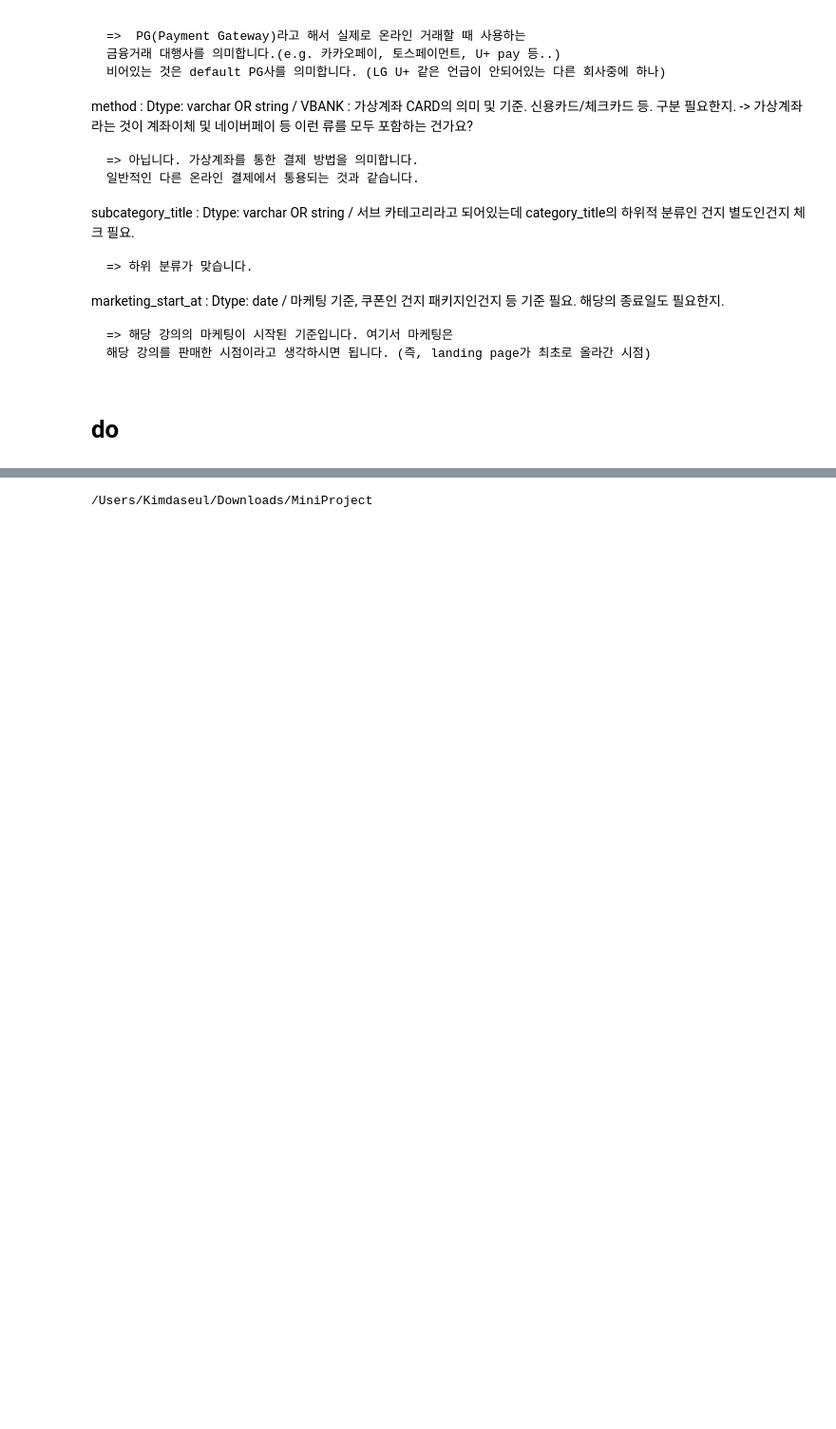
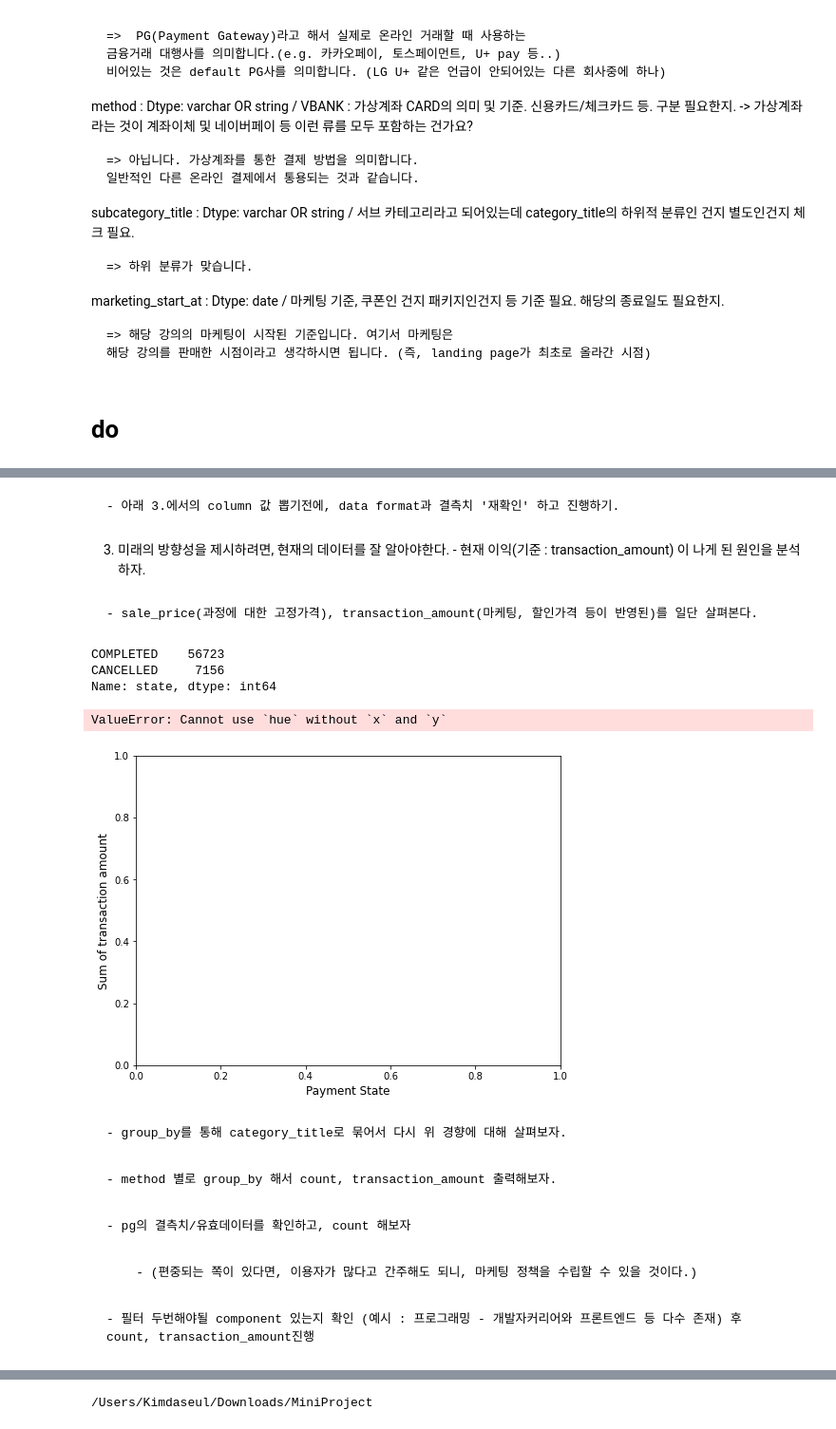
Before and after one commit to archiveJM/fizzbuzz-team, a Jupyter notebook: LJH/mini_project_customer_LJH.ipynb, the cells around one changed output, grey strips where cells are left out. Shown at 95% size. Cells and saved outputs as stored; diff of their text form; code cells hidden in the pictures; blank space fills up the shorter version.

```diff
--- a/LJH/mini_project_customer_LJH.ipynb
+++ b/LJH/mini_project_customer_LJH.ipynb
@@ -337,0 +407,7 @@ marketing_start_at : Dtype: date / 마케팅 기준, 쿠폰인 건지 패키지
+# %%
+'''
+1. customer_id 결측의 3개임을 확인하였고 살펴 본 결과,
+Method가 B2B_CONTRACT인 것 외 아무 정보도 확인할 수 없음.
+따라서 삭제하는 것이 맞다고 판단함.
+'''
+df_o.dropna(subset='customer_id', inplace=True)
@@ -337,0 +539,4 @@ marketing_start_at : Dtype: date / 마케팅 기준, 쿠폰인 건지 패키지
+# %%
+df_o[df_o.course_title.isna()]
+#식별할 수 있는 정보가 없다고 판단하여, 삭제
+df_o.dropna(subset='course_title', inplace=True)
@@ -337,0 +706,10 @@ marketing_start_at : Dtype: date / 마케팅 기준, 쿠폰인 건지 패키지
+# %%
+# 용담강사님의 comment에 따라 state = DELETED, PENDING, REQUESTED[데이터 확인 완료] 에 대한 일괄 삭제 진행
+cond = (df_o.state == 'DELETED')|(df_o.state == 'PENDING')|(df_o.state == 'REQUESTED')
+#df_o[cond]
+## 위 masking condition으로 출력 시 1365 rows 확인
+# 위 결과를 제거 (결과에 반영)
+df_o = df_o.drop(df_o[cond].index)
+df_o
+df_o.type.unique()
+# state = DELETED, PENDING, REQUESTED에 대한 일괄 삭제 완료
@@ -337,0 +774,8 @@ marketing_start_at : Dtype: date / 마케팅 기준, 쿠폰인 건지 패키지
+# %%
+# df_o[df_o.type.isna()]
+df_o.type.unique()
+# 추후에 살려야할 수도 있으니, 카피본으로 'type' == ORDER 날리자.
+df_i = df_o.copy()
+df_i.drop(df_i[df_i.type == 'ORDER'].index, inplace=True)
+df_i # 날리고 나니까, 63879 rows left
+df_i.type.unique()
@@ -337,0 +857,33 @@ marketing_start_at : Dtype: date / 마케팅 기준, 쿠폰인 건지 패키지
+# %% [markdown]
+    - 아래 3.에서의 column 값 뽑기전에, data format과 결측치 '재확인' 하고 진행하기.
+# %% [markdown]
+3. 미래의 방향성을 제시하려면, 현재의 데이터를 잘 알아야한다. - 현재 이익(기준 : transaction_amount) 이 나게 된 원인을 분석하자.
+# %% [markdown]
+    - sale_price(과정에 대한 고정가격), transaction_amount(마케팅, 할인가격 등이 반영된)를 일단 살펴본다.
+# %%
+# 완료 / 취소 실적 확인
+display(df_i.state.value_counts())
+
+# state [ completed / cancelled ] 에 대해, transaction_amount 비교 / 시각화
+x1 = df_i[['state', 'transaction_amount']]
+plt.figure(figsize= (8,6))
+plt.xlabel("Payment State", fontsize = 12)
+plt.ylabel("Sum of transaction amount", fontsize = 12)
+sns.countplot(data=x1.transaction_amount, )
+plt.show()
+# %% [output]
+COMPLETED    56723
+CANCELLED     7156
+Name: state, dtype: int64
+ValueError: Cannot use `hue` without `x` and `y`
+[figure, added]
+# %% [markdown]
+    - group_by를 통해 category_title로 묶어서 다시 위 경향에 대해 살펴보자.
+# %% [markdown]
+    - method 별로 group_by 해서 count, transaction_amount 출력해보자.
+# %% [markdown]
+    - pg의 결측치/유효데이터를 확인하고, count 해보자
+# %% [markdown]
+        - (편중되는 쪽이 있다면, 이용자가 많다고 간주해도 되니, 마케팅 정책을 수립할 수 있을 것이다.)
+# %% [markdown]
+    - 필터 두번해야될 component 있는지 확인 (예시 : 프로그래밍 - 개발자커리어와 프론트엔드 등 다수 존재) 후 count, transaction_amount진행
```
Also changed, not shown: parts of 55 cells of this notebook.
